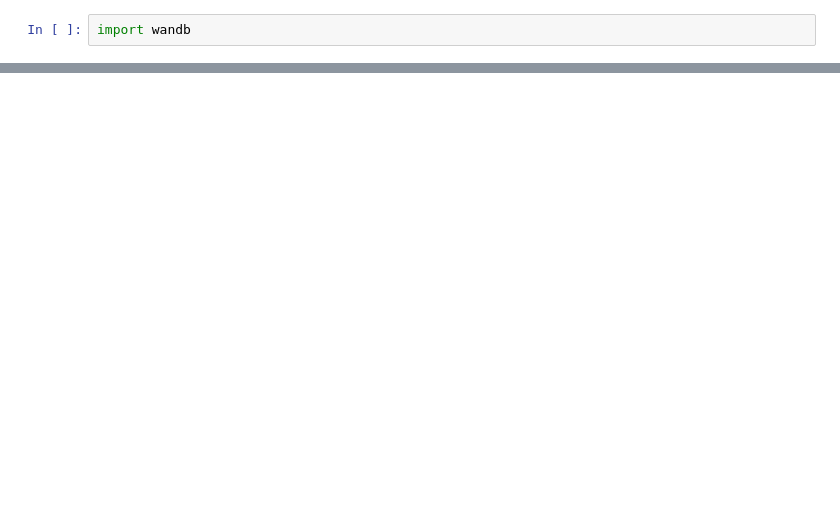
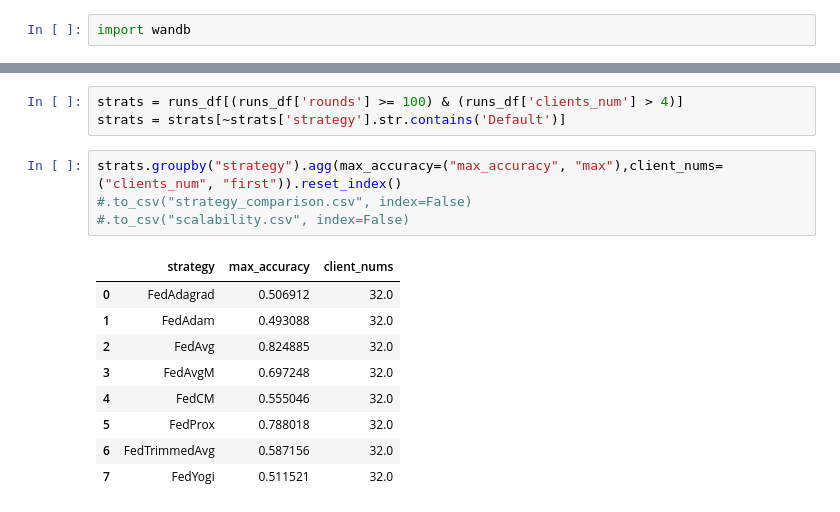
Before and after one commit to Csabi99/Thesis_task, a Jupyter notebook: wandb_exports.ipynb, the cells around one changed output, grey strips where cells are left out. Saved outputs shown, nothing was run; the diff lists cells and outputs as text; blank space fills up the shorter version.

```diff
--- a/wandb_exports.ipynb
+++ b/wandb_exports.ipynb
@@ -75,0 +105,17 @@ for s in sys_usage_dfs:
+# %%
+strats = runs_df[(runs_df['rounds'] >= 100) & (runs_df['clients_num'] > 4)]
+strats = strats[~strats['strategy'].str.contains('Default')]
+# %%
+strats.groupby("strategy").agg(max_accuracy=("max_accuracy", "max"),client_nums=("clients_num", "first")).reset_index()
+#.to_csv("strategy_comparison.csv", index=False)
+#.to_csv("scalability.csv", index=False)
+# %% [output]
+|  | strategy | max_accuracy | client_nums |
+| 0 | FedAdagrad | 0.506912 | 32.0 |
+| 1 | FedAdam | 0.493088 | 32.0 |
+| 2 | FedAvg | 0.824885 | 32.0 |
+| 3 | FedAvgM | 0.697248 | 32.0 |
+| 4 | FedCM | 0.555046 | 32.0 |
+| 5 | FedProx | 0.788018 | 32.0 |
+| 6 | FedTrimmedAvg | 0.587156 | 32.0 |
+| 7 | FedYogi | 0.511521 | 32.0 |
```
Also changed, not shown: parts of 6 cells of this notebook, 23 other files.
